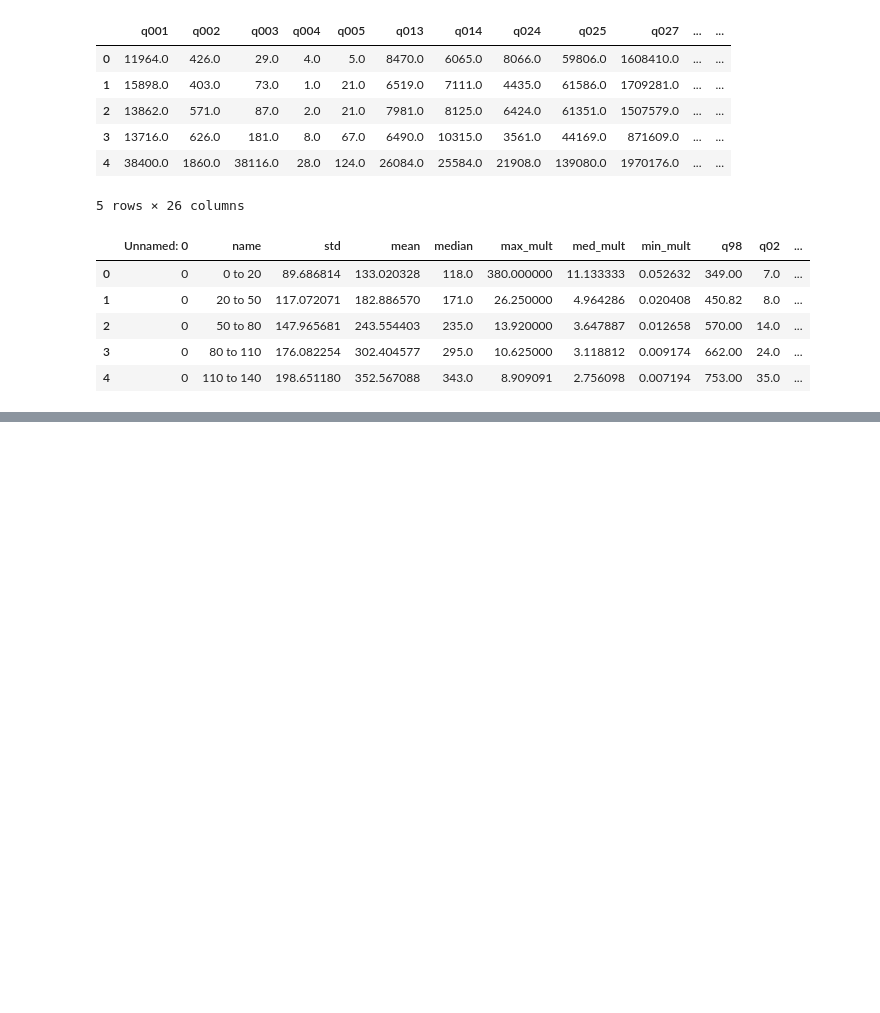
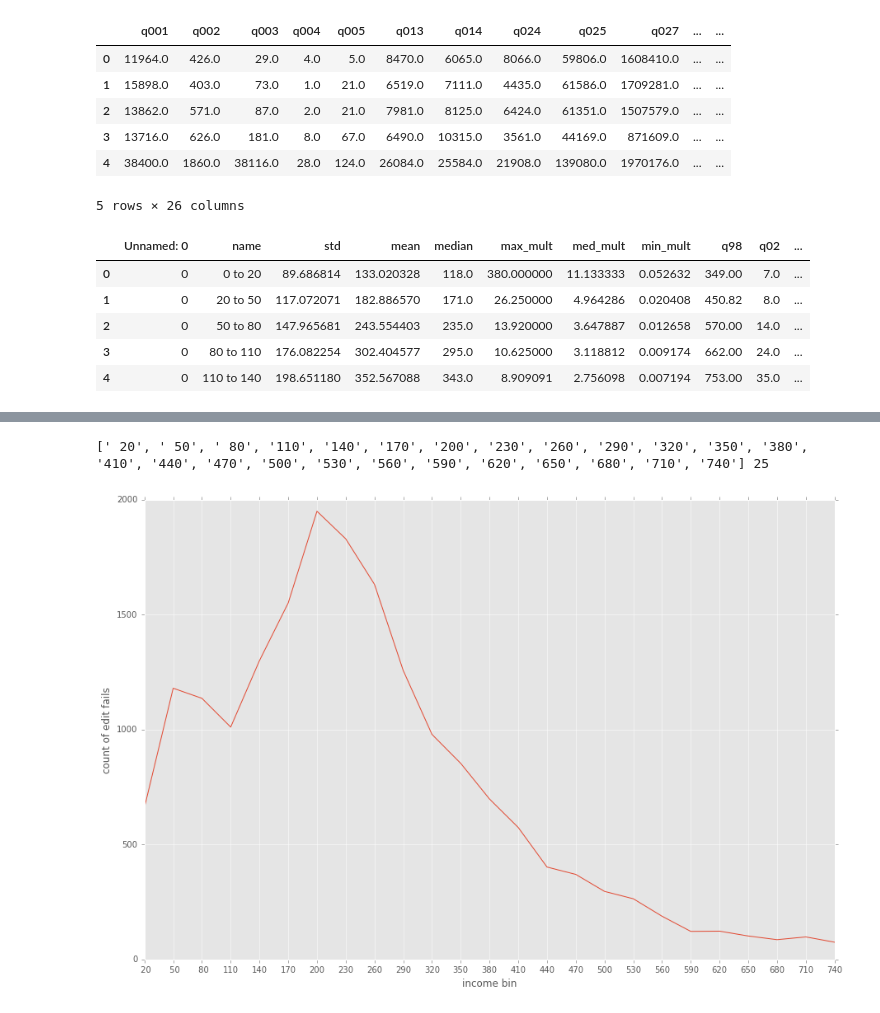
Before and after one commit to Kibrael/Edits, a Jupyter notebook: viz_work/compare quality edit methods.ipynb, the cells around one changed output, grey strips where cells are left out. Drawn from its saved outputs; the diff is of its cells as text; code cells hidden in the pictures; blank space fills up the shorter version.

Commit message:
graphing distibution edit fails by income

```diff
--- a/viz_work/compare quality edit methods.ipynb
+++ b/viz_work/compare quality edit methods.ipynb
@@ -53,8 +53,8 @@ frb_df.head()
 # %%
 
 #read csv of distributions
-dist_df = pd.read_csv('../linked_dist_stats/IQR_all.csv')
-dist_df.head()
+bin_df = pd.read_csv('../linked_dist_stats/IQR_all.csv')
+bin_df.head()
 # %% [output]
 |  | Unnamed: 0 | name | std | mean | median | max_mult | med_mult | min_mult | q98 | q02 | ... |
 | 0 | 0 | 0 to 20 | 89.686814 | 133.020328 | 118.0 | 380.000000 | 11.133333 | 0.052632 | 349.00 | 7.0 | ... |
@@ -93,6 +93,7 @@ kwargs= {'table':'hmdalar2014',
         'lien':"'1'"}
 
 first = True #set boolean flag to instantiate first instance of dataframe
+
 for row in dist_df.iterrows():
 
     name = row[1][1] #get name value of row
@@ -127,10 +128,10 @@ for row in dist_df.iterrows():
         print('no data returned from query')
 
     print(dist_df.tail())
-    path = 'data/'
+    path = '../linked_dist_stats/'
     if not os.path.exists(path):
         os.makedirs(path)
     print()
-
+    dist_edits_df['name'] = bin_df.name #set bin ranges as name
     dist_df.to_csv(path + 'distribution_edit_fails.csv') #save dataframe to file
 # %% [output]
@@ -148,0 +139,6 @@ SELECT COUNT(amount) FROM hmdalar2014 WHERE (amount::INT NOT BETWEEN 8.0 AND 450
+# %%
+dist_edits_df = pd.read_csv(path+'distribution_edit_fails.csv') #load edit fails csv
+dist_edits_df['name'] = bin_df.name
+
+
+dist_edits_df.head()
@@ -148,0 +152,17 @@ SELECT COUNT(amount) FROM hmdalar2014 WHERE (amount::INT NOT BETWEEN 8.0 AND 450
+# %%
+
+fails = plt.figure(figsize=(15,10))
+xticks = [x[-3:] for x in dist_edits_df.name] #get top number of each bin range
+
+ax = plt.subplot() #instantiate axis object to enable extra functions
+x = range(len(dist_edits_df.name)) #set x axis range
+plt.xticks(x,xticks) #set xtick names
+
+y = dist_edits_df['count'] #set y axis values
+plt.plot(x,y, label='edit fails')
+plt.ylabel('count of edit fails')
+plt.xlabel('income bin')
+plt.show(fails)
+# %% [output]
+[' 20', ' 50', ' 80', '110', '140', '170', '200', '230', '260', '290', '320', '350', '380', '410', '440', '470', '500', '530', '560', '590', '620', '650', '680', '710', '740'] 25
+[figure, added]
```
Also changed, not shown: parts of 3 cells of this notebook.
